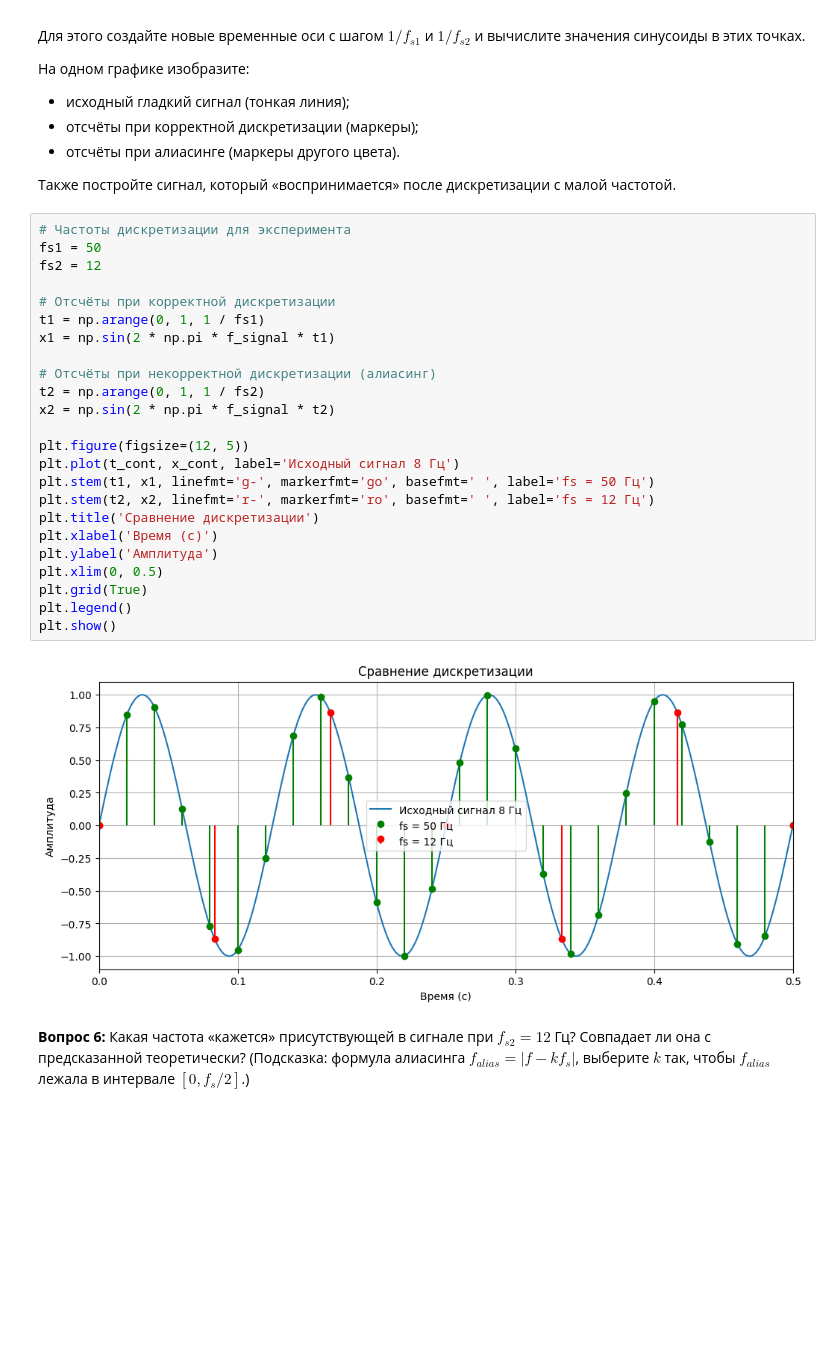
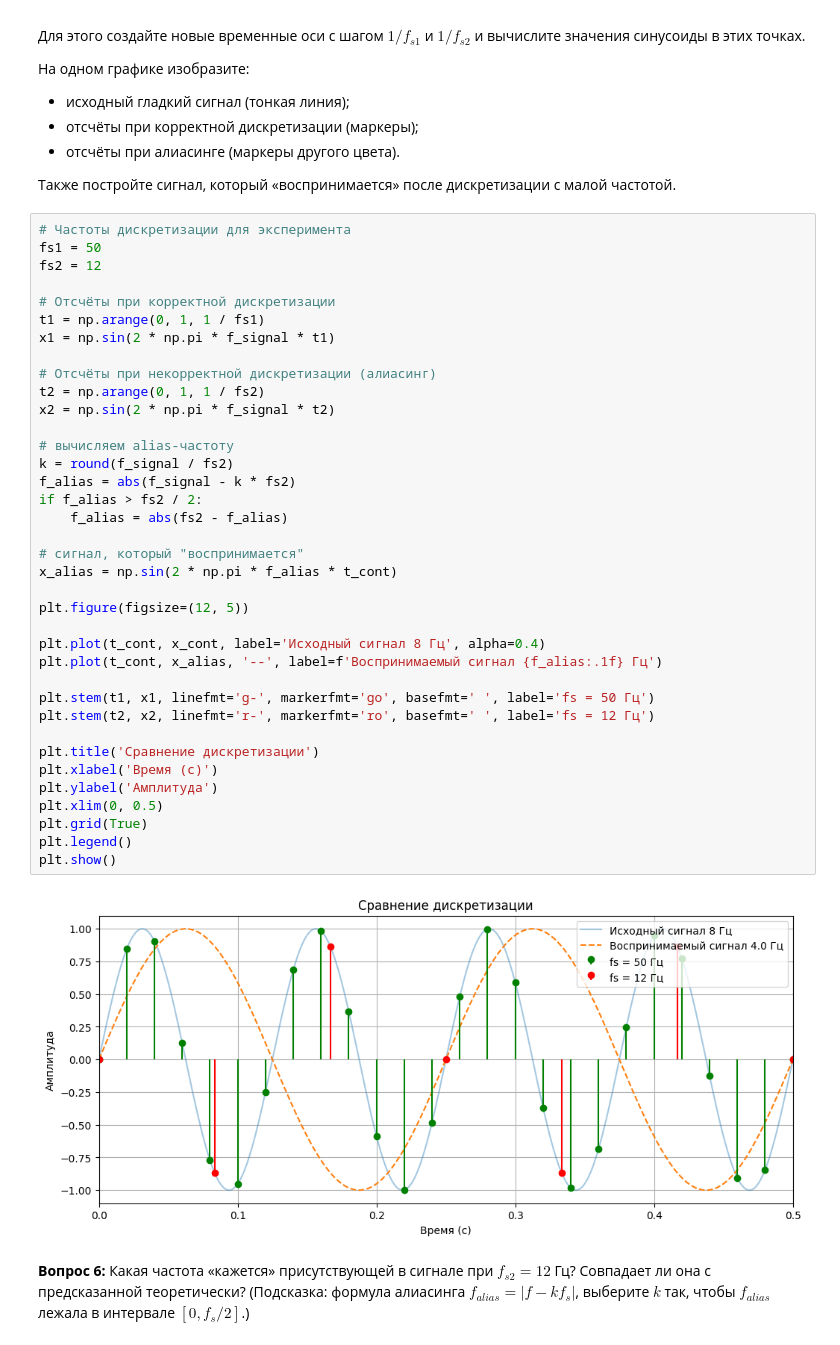
Before and after one commit to korzhimanov/dsp-seminars, a Jupyter notebook: seminars/1_Telnov.ipynb, the cells around one changed output. Drawn from its saved outputs; the diff is of its cells as text; blank space fills up the shorter version.

Commit message:
update_3.1_graph

```diff
--- a/seminars/1_Telnov.ipynb
+++ b/seminars/1_Telnov.ipynb
@@ -256,29 +256,42 @@ plt.show()
 # %%
 # Частоты дискретизации для эксперимента
 fs1 = 50
 fs2 = 12
 
 # Отсчёты при корректной дискретизации
 t1 = np.arange(0, 1, 1 / fs1)
 x1 = np.sin(2 * np.pi * f_signal * t1)
 
 # Отсчёты при некорректной дискретизации (алиасинг)
 t2 = np.arange(0, 1, 1 / fs2)
 x2 = np.sin(2 * np.pi * f_signal * t2)
 
+# вычисляем alias-частоту
+k = round(f_signal / fs2)
+f_alias = abs(f_signal - k * fs2)
+if f_alias > fs2 / 2:
+    f_alias = abs(fs2 - f_alias)
+
+# сигнал, который "воспринимается"
+x_alias = np.sin(2 * np.pi * f_alias * t_cont)
+
 plt.figure(figsize=(12, 5))
-plt.plot(t_cont, x_cont, label='Исходный сигнал 8 Гц')
+
+plt.plot(t_cont, x_cont, label='Исходный сигнал 8 Гц', alpha=0.4)
+plt.plot(t_cont, x_alias, '--', label=f'Воспринимаемый сигнал {f_alias:.1f} Гц')
+
 plt.stem(t1, x1, linefmt='g-', markerfmt='go', basefmt=' ', label='fs = 50 Гц')
 plt.stem(t2, x2, linefmt='r-', markerfmt='ro', basefmt=' ', label='fs = 12 Гц')
+
 plt.title('Сравнение дискретизации')
 plt.xlabel('Время (с)')
 plt.ylabel('Амплитуда')
 plt.xlim(0, 0.5)
 plt.grid(True)
 plt.legend()
 plt.show()
 # %% [output]
-[figure, old version]
+[figure, new version]
 # %% [markdown]
 **Вопрос 6:** Какая частота «кажется» присутствующей в сигнале при $f_{s2}=12$ Гц? Совпадает ли она с предсказанной теоретически? (Подсказка: формула алиасинга $f_{alias} = |f - k f_s|$, выберите $k$ так, чтобы $f_{alias}$ лежала в интервале $[0, f_s/2]$.)
 # %% [markdown]
```
